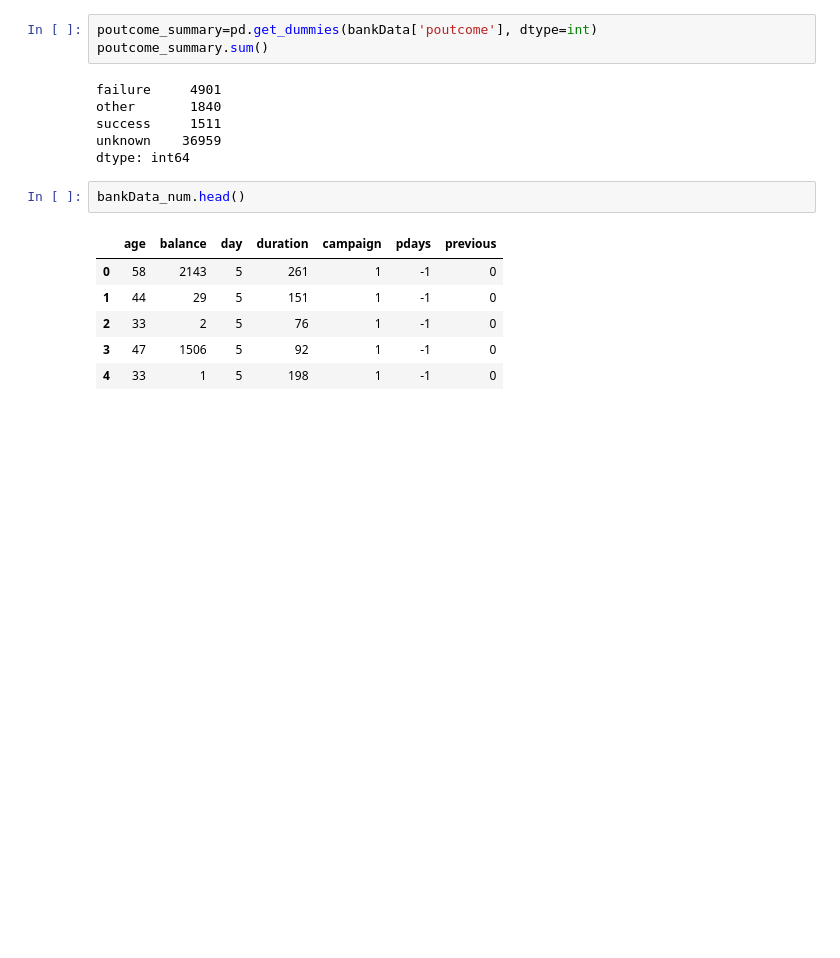
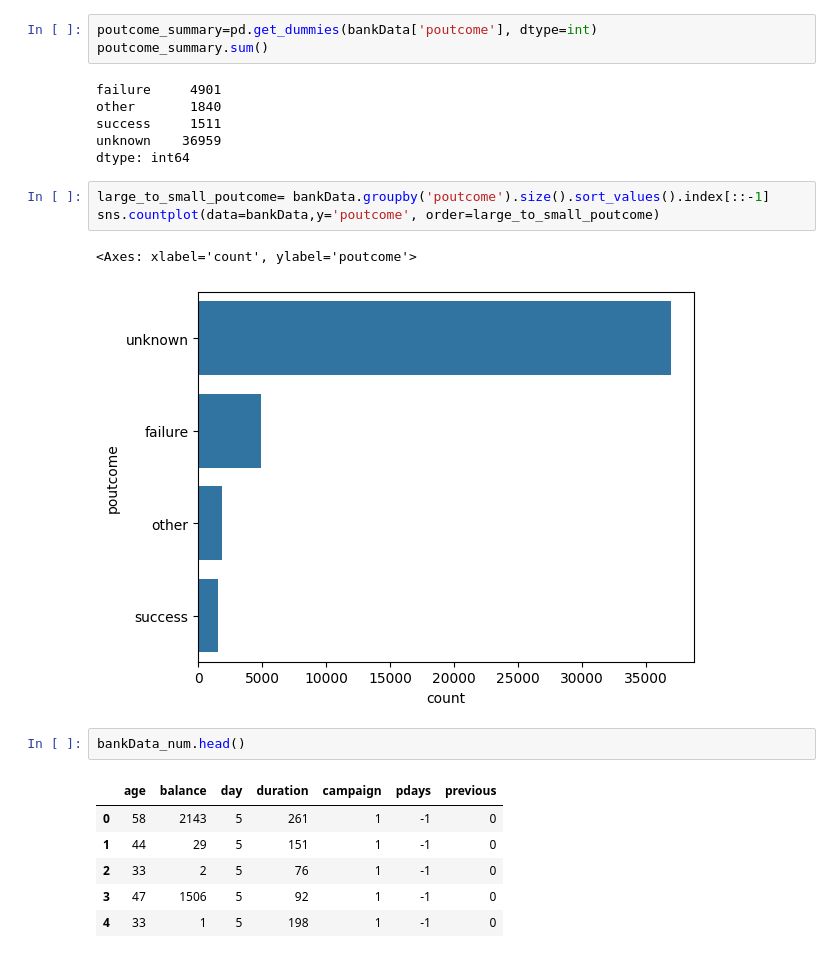
Before and after one commit to anthuvanpeter/DataScientProjects, a Jupyter notebook: uciBank_AntInterviewProject.ipynb, the cells around one changed output. Drawn from its saved outputs; the diff is of its cells as text; blank space fills up the shorter version.

```diff
--- a/uciBank_AntInterviewProject.ipynb
+++ b/uciBank_AntInterviewProject.ipynb
@@ -162,6 +192,12 @@ other       1840
 success     1511
 unknown    36959
 dtype: int64
+# %%
+large_to_small_poutcome= bankData.groupby('poutcome').size().sort_values().index[::-1]
+sns.countplot(data=bankData,y='poutcome', order=large_to_small_poutcome)
+# %% [output]
+<Axes: xlabel='count', ylabel='poutcome'>
+[figure, added]
 # %%
 bankData_num.head()
 # %% [output]
```
Also changed, not shown: parts of 24 cells of this notebook.
